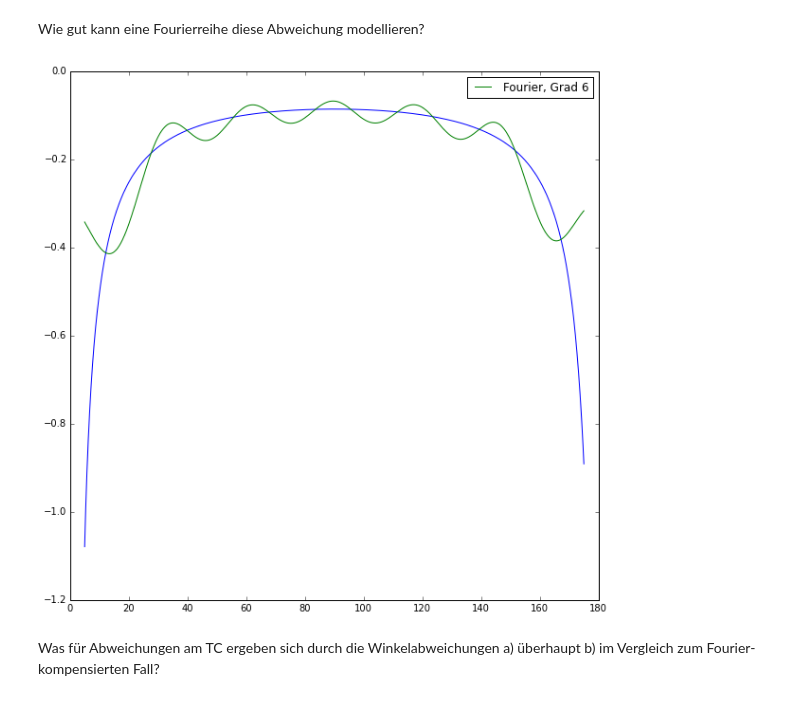
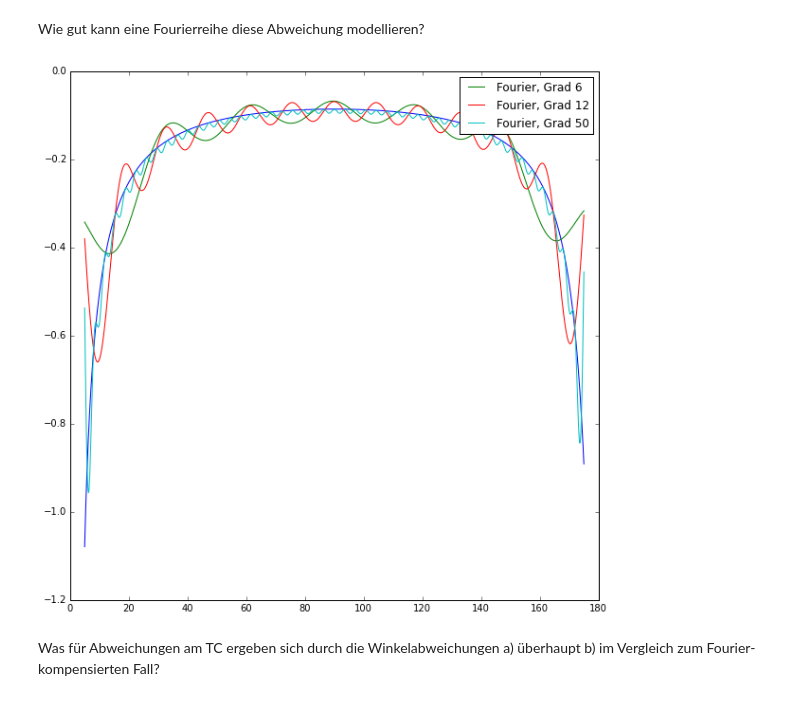
Before and after one commit to fedro4/fourbar, a Jupyter notebook: Fourbar.ipynb, the cells around one changed output. Saved outputs shown, nothing was run; the diff lists cells and outputs as text; code cells hidden in the pictures.

```diff
--- a/Fourbar.ipynb
+++ b/Fourbar.ipynb
@@ -98,10 +98,12 @@ def fou(Nh, x, y):
 # %%
 N = 6 # grad der Fourierreihe
 pl.plot(deg(betas), deg(theta(a, b, c, d, alpha, betas)-betas))
 pl.plot(deg(betas), deg(fou(N, betas, theta(a, b, c, d, alpha, betas)-betas)), label="Fourier, Grad %i" % N)
+pl.plot(deg(betas), deg(fou(12, betas, theta(a, b, c, d, alpha, betas)-betas)), label="Fourier, Grad %i" % 12)
+pl.plot(deg(betas), deg(fou(50, betas, theta(a, b, c, d, alpha, betas)-betas)), label="Fourier, Grad %i" % 50)
 pl.legend();
 # %% [output]
-[figure, old version]
+[figure, new version]
 # %% [markdown]
 Was für Abweichungen am TC ergeben sich durch die Winkelabweichungen a) überhaupt b) im Vergleich zum Fourier-kompensierten Fall?
 # %%
```
